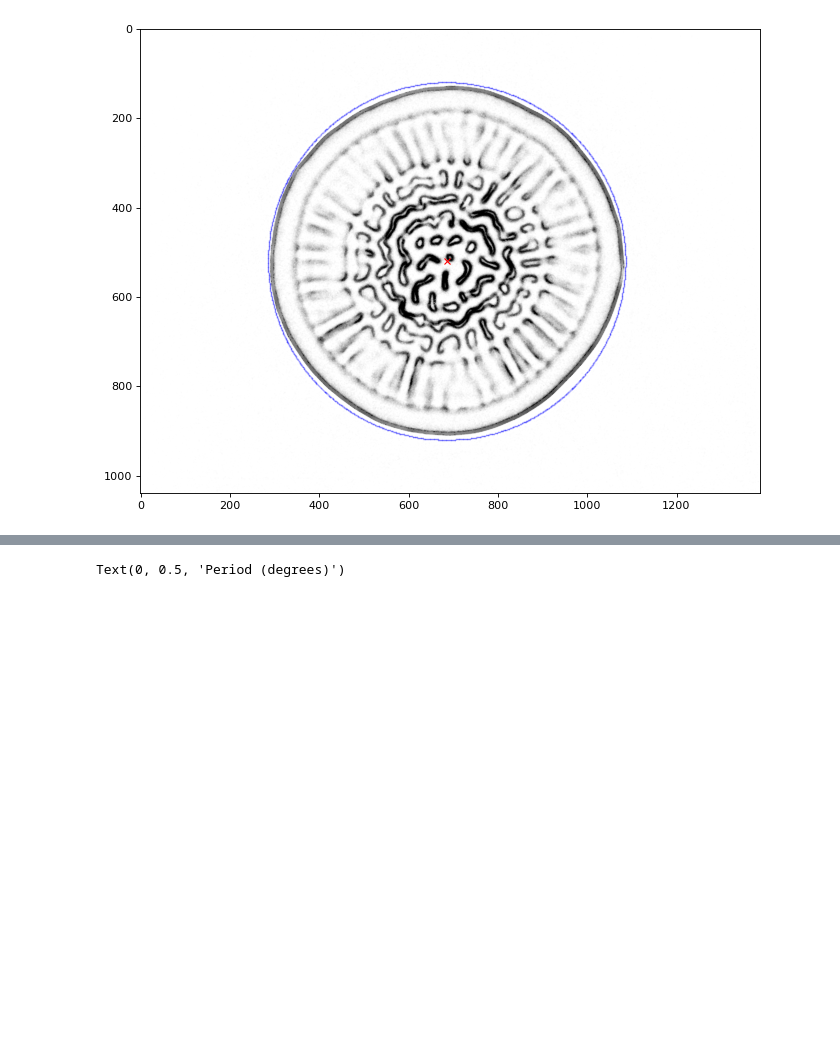
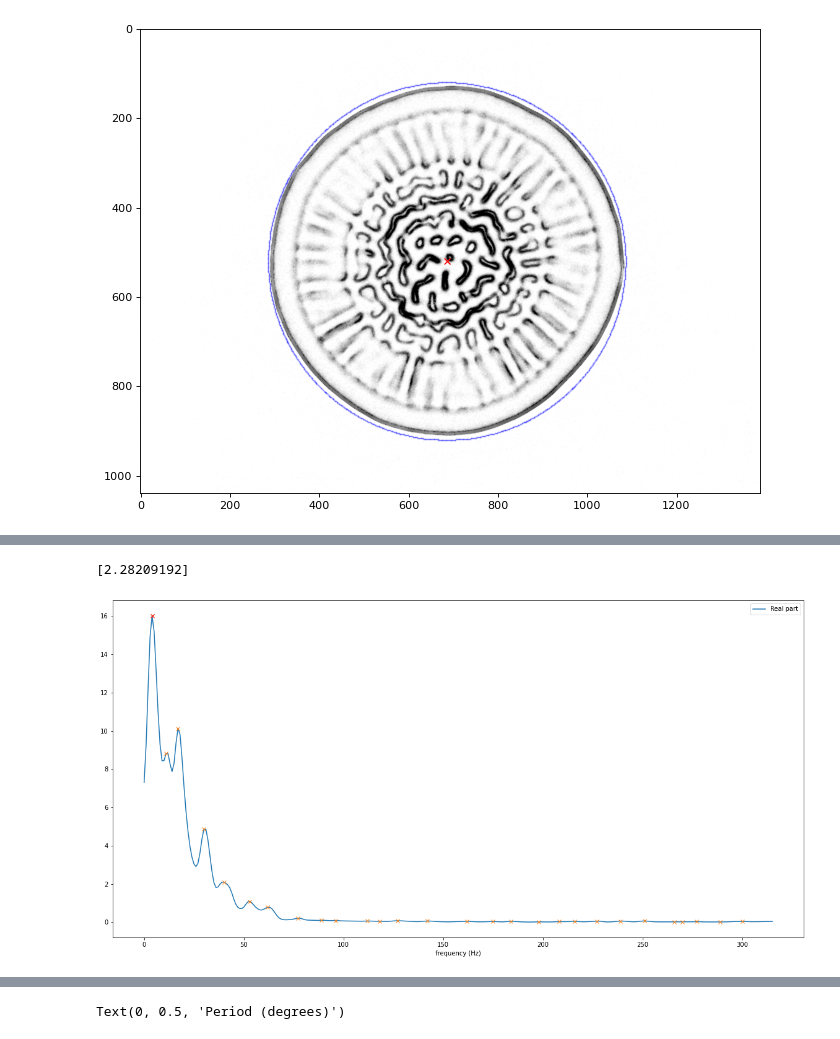
Before and after one commit to RadhikaGupta88/Biofilms, a Jupyter notebook: notebooks/3-radial_selections.ipynb, the cells around one changed output, grey strips where cells are left out. Cells and saved outputs as stored; diff of their text form; code cells hidden in the pictures; blank space fills up the shorter version.

```diff
--- a/notebooks/3-radial_selections.ipynb
+++ b/notebooks/3-radial_selections.ipynb
@@ -84,3 +95,36 @@ lags, autocorrelation = autocorrelate_radial_ring(data, True)
+# %%
+fs = 2
+d = 1/fs
+n = autocorrelation.size
+fft_autocorrelation = np.fft.fft(autocorrelation)
+fft_freqs = (np.fft.fftfreq(n, d)*n*d)
+
+length = round(len(fft_freqs*n*d)/2)
+
+fft_autocorrelation = fft_autocorrelation[0:length]
+fft_freqs = fft_freqs[0:length]
+
+fft_autocorrelation = gaussian_filter((fft_autocorrelation.real), 2)
+
+peaks, peak_heights = find_peaks(fft_autocorrelation, height=0)
+peak_heights = peak_heights['peak_heights']
+peak_index =  peaks[np.where(peak_heights == np.max(peak_heights))]
+peak_frequency = fft_freqs[peak_index]
+
+print((peak_frequency/len(data))*360)
+
+plt.figure(figsize = (20,10))
+plt.plot(fft_freqs, fft_autocorrelation ,label="Real part")
+plt.plot(fft_freqs[peaks], fft_autocorrelation[peaks] ,'x')
+plt.plot(peak_frequency, fft_autocorrelation[peak_index] , 'rx')
+plt.legend()
+plt.xlabel("frequency (Hz)")
+plt.show()
+
+#(fft_freqs*n*d)[0:200]
+# %% [output]
+[2.28209192]
+[figure, added]
 # %%
 period = find_period_radial_select(stack, True)
 period
```
Also changed, not shown: parts of 6 cells of this notebook.
